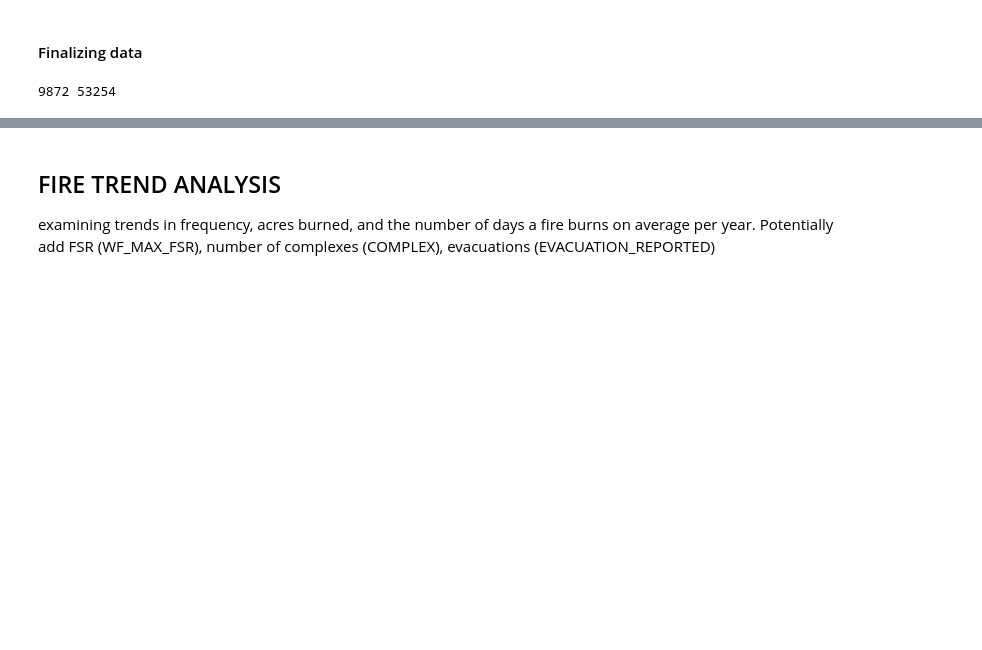
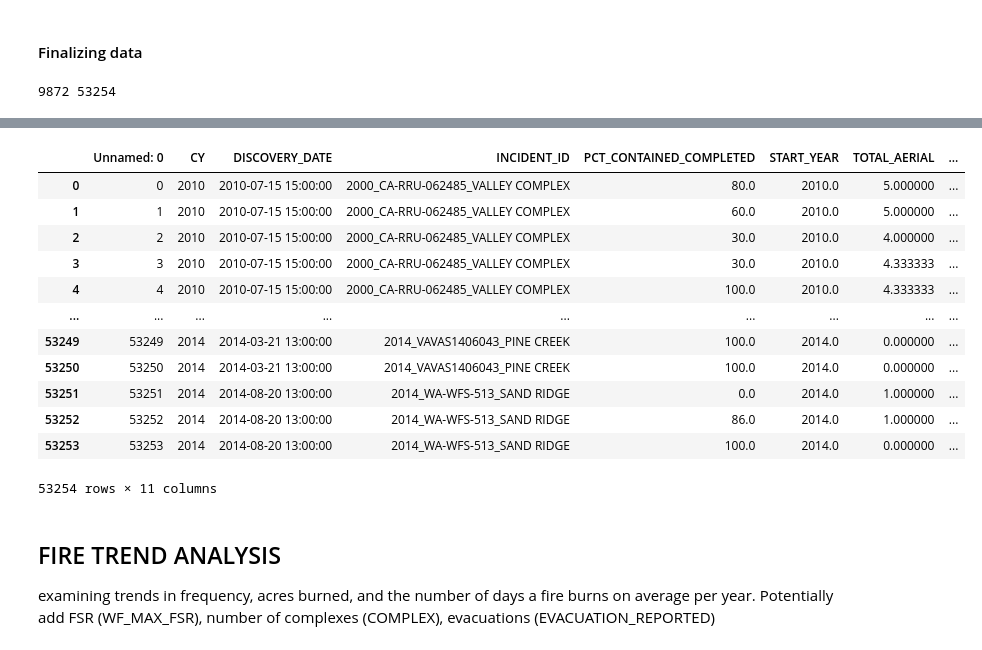
Before and after one commit to nasa/mika, a Jupyter notebook: notebooks/ICS quantitative analysis.ipynb, the cells around one changed output, grey strips where cells are left out. Saved outputs shown, nothing was run; the diff lists cells and outputs as text; code cells hidden in the pictures; blank space fills up the shorter version.

```diff
--- a/notebooks/ICS quantitative analysis.ipynb
+++ b/notebooks/ICS quantitative analysis.ipynb
@@ -183,3 +199,20 @@ print(len(incident_summary_df),len(sitrep_df))
+# %%
+sit_rep_from_csv = pd.read_csv(smart_nlp_path+r"\input data\ICS_filtered_preprocessed_combined.csv")
+sit_rep_from_csv
+# %% [output]
+|  | Unnamed: 0 | CY | DISCOVERY_DATE | INCIDENT_ID | PCT_CONTAINED_COMPLETED | START_YEAR | TOTAL_AERIAL | ... |
+| 0 | 0 | 2010 | 2010-07-15 15:00:00 | 2000_CA-RRU-062485_VALLEY COMPLEX | 80.0 | 2010.0 | 5.000000 | ... |
+| 1 | 1 | 2010 | 2010-07-15 15:00:00 | 2000_CA-RRU-062485_VALLEY COMPLEX | 60.0 | 2010.0 | 5.000000 | ... |
+| 2 | 2 | 2010 | 2010-07-15 15:00:00 | 2000_CA-RRU-062485_VALLEY COMPLEX | 30.0 | 2010.0 | 4.000000 | ... |
+| 3 | 3 | 2010 | 2010-07-15 15:00:00 | 2000_CA-RRU-062485_VALLEY COMPLEX | 30.0 | 2010.0 | 4.333333 | ... |
+| 4 | 4 | 2010 | 2010-07-15 15:00:00 | 2000_CA-RRU-062485_VALLEY COMPLEX | 100.0 | 2010.0 | 4.333333 | ... |
+| ... | ... | ... | ... | ... | ... | ... | ... | ... |
+| 53249 | 53249 | 2014 | 2014-03-21 13:00:00 | 2014_VAVAS1406043_PINE CREEK | 100.0 | 2014.0 | 0.000000 | ... |
+| 53250 | 53250 | 2014 | 2014-03-21 13:00:00 | 2014_VAVAS1406043_PINE CREEK | 100.0 | 2014.0 | 0.000000 | ... |
+| 53251 | 53251 | 2014 | 2014-08-20 13:00:00 | 2014_WA-WFS-513_SAND RIDGE | 0.0 | 2014.0 | 1.000000 | ... |
+| 53252 | 53252 | 2014 | 2014-08-20 13:00:00 | 2014_WA-WFS-513_SAND RIDGE | 86.0 | 2014.0 | 1.000000 | ... |
+| 53253 | 53253 | 2014 | 2014-08-20 13:00:00 | 2014_WA-WFS-513_SAND RIDGE | 100.0 | 2014.0 | 0.000000 | ... |
+53254 rows × 11 columns
 # %% [markdown]
 ## FIRE TREND ANALYSIS
 examining trends in frequency, acres burned, and the number of days a fire burns on average per year. Potentially add FSR (WF_MAX_FSR), number of complexes (COMPLEX), evacuations (EVACUATION_REPORTED)
```
Also changed, not shown: parts of 1 cell of this notebook, 1 other file.
